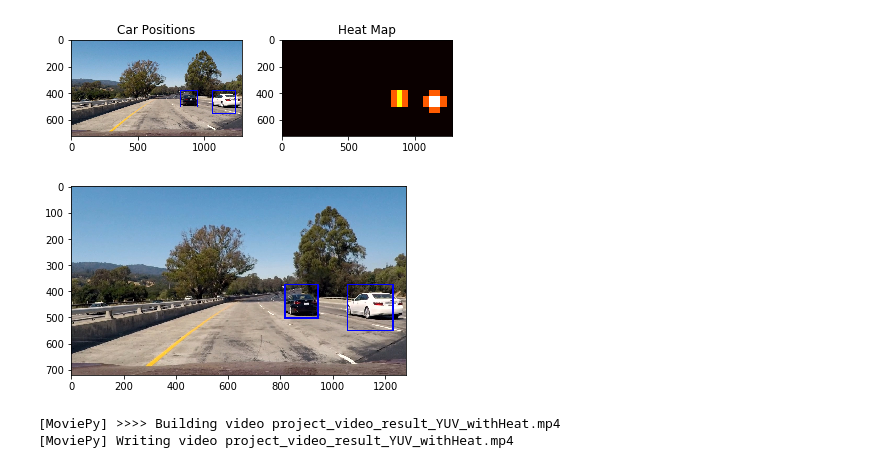
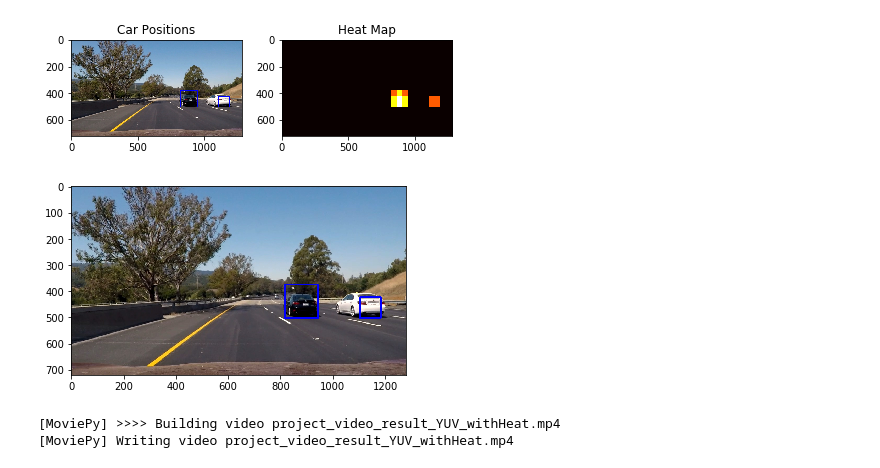
Before and after one commit to KenOverholt/CarND-Vehicle-Detection, a Jupyter notebook: P5.ipynb, the cells around one changed output. Saved outputs shown, nothing was run; the diff lists cells and outputs as text; code cells hidden in the pictures.

```diff
--- a/P5.ipynb
+++ b/P5.ipynb
@@ -134,7 +134,7 @@ print("cars size: ", len(cars))
 print("non-cars size: ", len(notcars))
 
 ### Tuning  parameters
-color_space = 'Y' # Can be RGB, HSV, LUV, HLS, YUV, YCrCb
+color_space = 'YUV' # Can be RGB, HSV, LUV, HLS, YUV, YCrCb
 orient = 11  # HOG orientations
 pix_per_cell = 12 # HOG pixels per cell
 cell_per_block = 4 # HOG cells per block
@@ -153,7 +153,7 @@ car_features = extract_features(cars, color_space=color_space,
                         hog_channel=hog_channel, spatial_feat=spatial_feat,
                         hist_feat=hist_feat, hog_feat=hog_feat)
 t2 = time.time()
-print(round(t2-t, 2), 'Seconds extract car features')
+print(round(t2-t, 2), 'Seconds to extract car features')
 t = time.time()
 notcar_features = extract_features(notcars, color_space=color_space,
                         spatial_size=spatial_size, hist_bins=hist_bins,
@@ -395,19 +389,19 @@ def process_image(img, single=False):
 # %%
 ##################################################################
 # Create a single image
 ###############################################
 # Run for a single image calculation
 
 # apply distortion correction for a single image
-g_fname = 'test_images\\test1.jpg' # select an image to process
+g_fname = 'test_images\\test6.jpg' # select an image to process
 g_original_img = mpimg.imread(g_fname) # read the original image into an numpy array
 final_img = process_image(g_original_img, True)
 
 plt.imshow(final_img)
 plt.show()
 # %% [output]
-[figure, old version]
+[figure, new version]
-[figure, old version]
+[figure, new version]
 # %%
 #################################################################
 # Create a video
```
Also changed, not shown: parts of 3 cells of this notebook, 2 other files.
